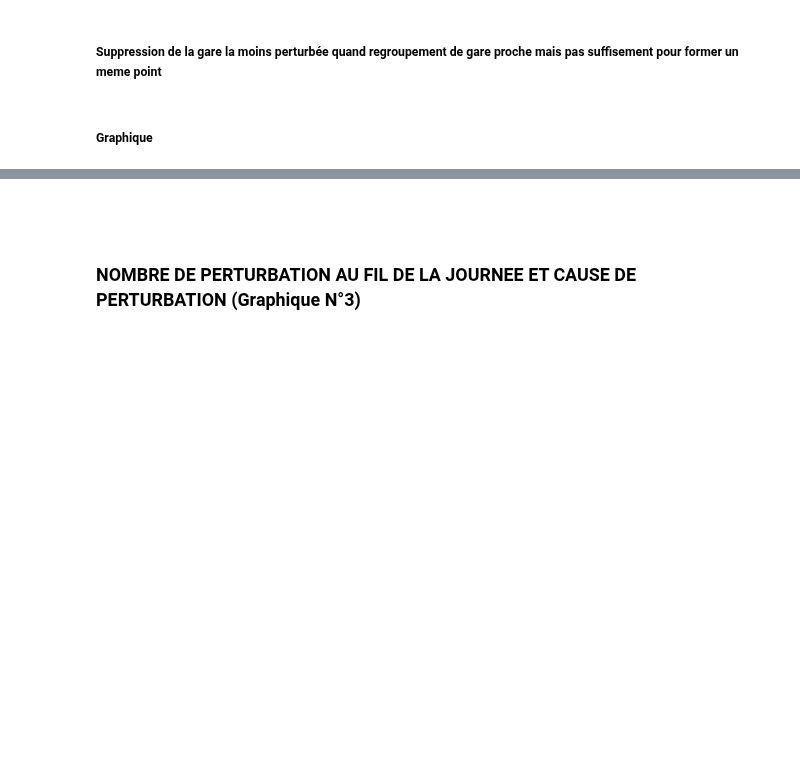
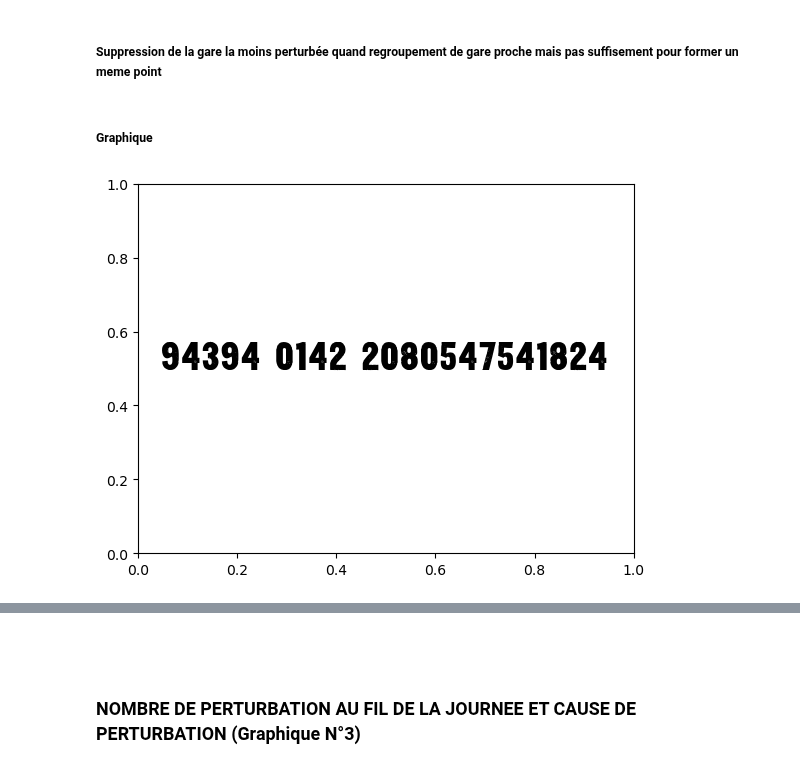
Before and after one commit to KylianSts/Perturbations_transport_public, a Jupyter notebook: TGV_TER_database_analysis.ipynb, the cells around one changed output, grey strips where cells are left out. Saved outputs shown, nothing was run; the diff lists cells and outputs as text; code cells hidden in the pictures; blank space fills up the shorter version.

Commit message:
Modification de la police d'écriture de la carte

```diff
--- a/TGV_TER_database_analysis.ipynb
+++ b/TGV_TER_database_analysis.ipynb
@@ -806,6 +806,24 @@ stops_lon_lat_new_v2 = df_disruption[df_disruption['name_stop'].isin(most_impact
 
 longitudes = list(stops_lon_lat_new_v2['lon'])
 latitudes = list(stops_lon_lat_new_v2['lat'])
+# %%
+import matplotlib.pyplot as plt
+import matplotlib.font_manager as font_manager
+
+# Chemin vers le fichier de la police
+
+# Charger la police
+prop = font_manager.FontProperties(fname=chemin_police)
+
+# Création de la figure
+fig, ax = plt.subplots()
+
+# Utiliser la police pour du texte sur le graphique
+ax.text(0.5, 0.5, 'Texte avec MaSuperPolice', fontproperties=prop, fontsize=20, ha='center')
+
+plt.show()
+# %% [output]
+[figure, added]
 # %%
 fig, ax = plt.subplots(figsize=(12, 12))
 ax.set_facecolor('#07467b')
```
Also changed, not shown: parts of 10 cells of this notebook.
